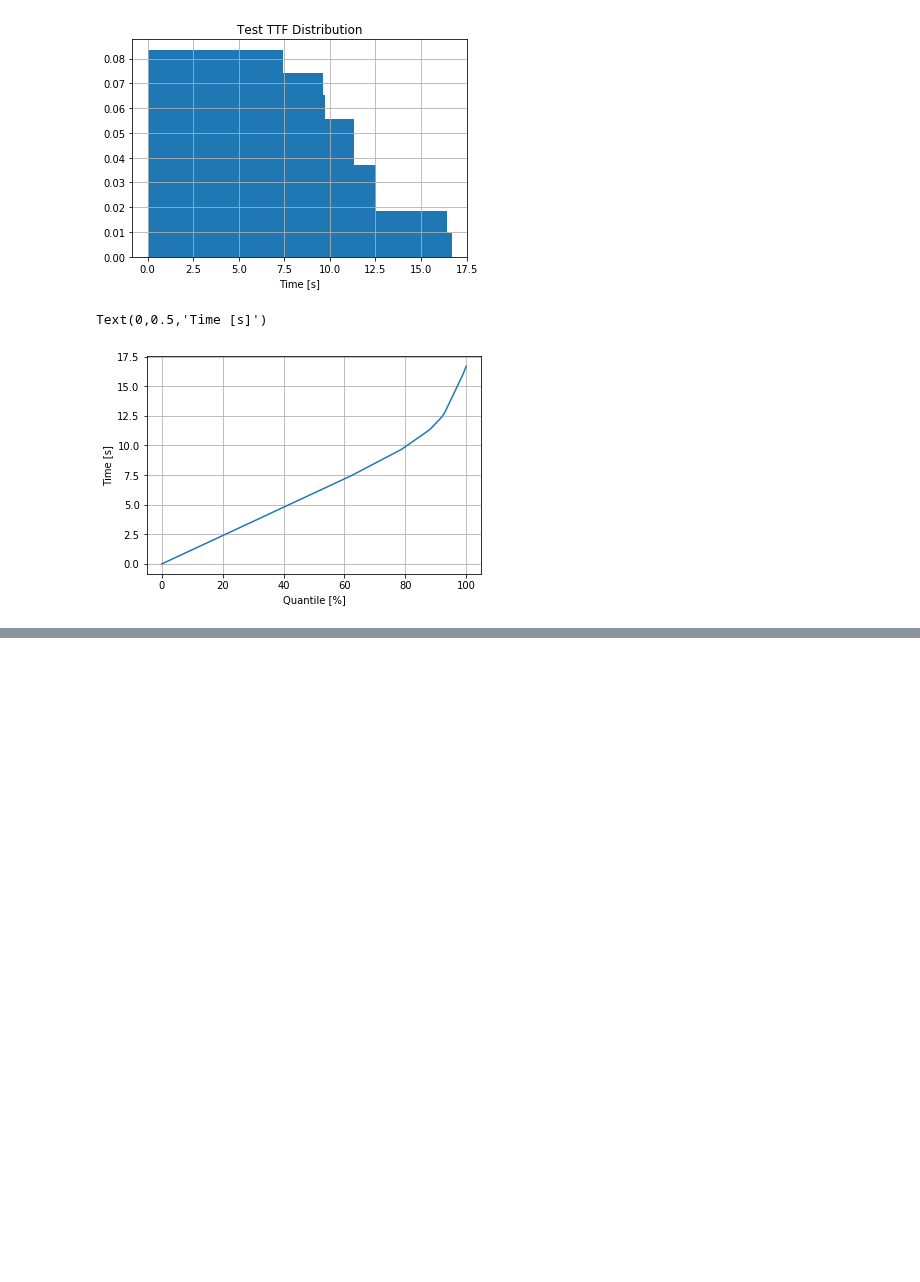
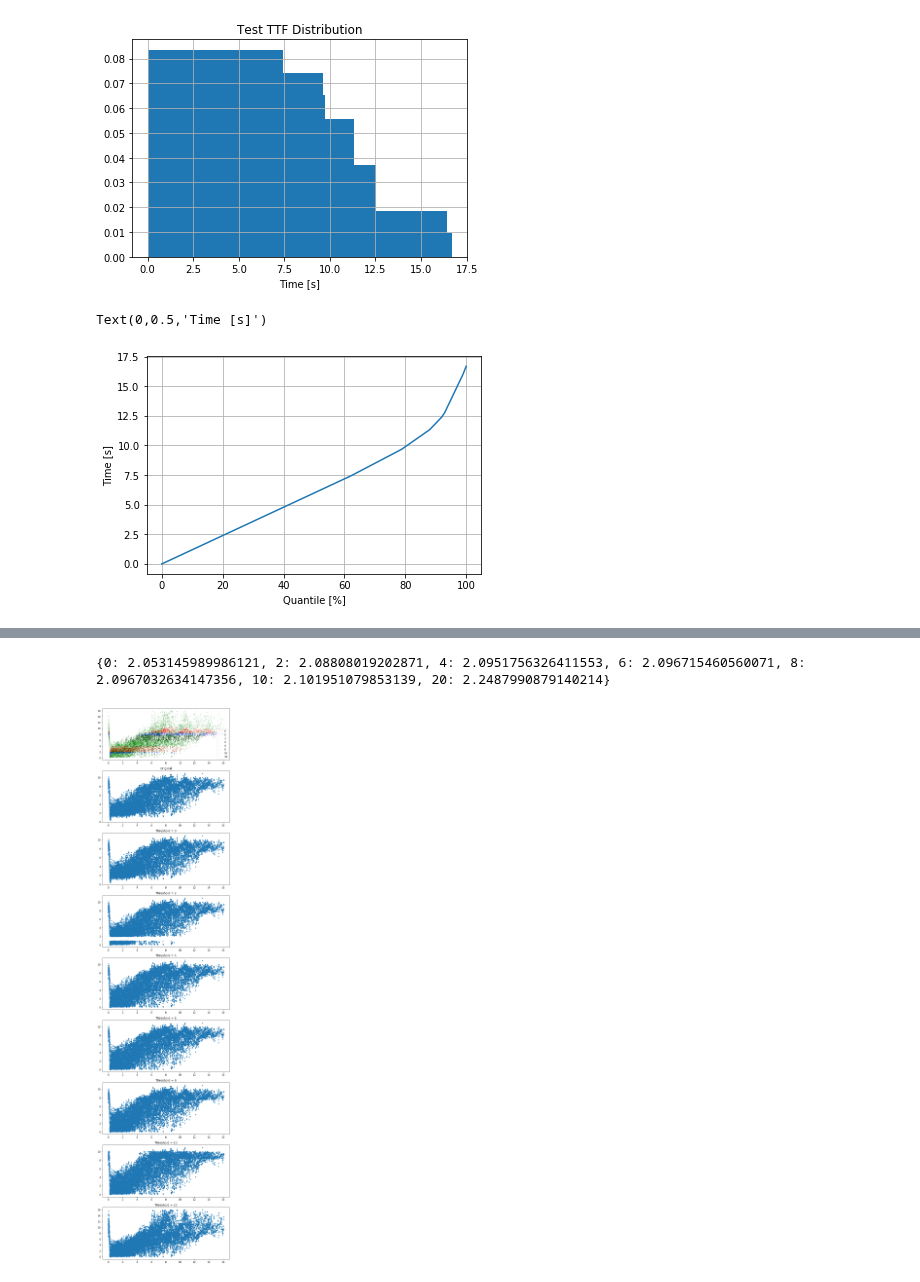
Before and after one commit to ido90/Earthquakes, a Jupyter notebook: Fitting Test Distribution.ipynb, the cells around one changed output, grey strips where cells are left out. Saved outputs shown, nothing was run; the diff lists cells and outputs as text; code cells hidden in the pictures; blank space fills up the shorter version.

Commit message:
projection failed

```diff
--- a/Fitting Test Distribution.ipynb
+++ b/Fitting Test Distribution.ipynb
@@ -125,6 +127,24 @@ class Projector:
         plt.hist([self.q2t(x) for x in np.linspace(0,1,int(n))], bins=self.lengths, density=True)
         plt.grid()
         plt.xlabel('Time [s]')
+
+    def test(self, true_preds, preds, thresholds=(6,np.inf), colors=('k','b','r','g')):
+        projs = [self.project_preds(preds,t) for t in thresholds]
+        maes = [np.mean(np.abs(preds-true_preds))] + [np.mean(np.abs(proj-true_preds)) for proj in projs]
+
+        fig,axs = plt.subplots(len(thresholds)+2, 1, figsize=(8,(1+len(thresholds))*4))
+        axs[1].scatter(true_preds,preds,marker='.')
+        axs[1].set_title('Original')
+        axs[0].plot(true_preds, preds, colors[0]+',', label='0')
+        for i in range(len(thresholds)):
+            axs[i+2].scatter(true_preds,projs[i],marker='.')
+            axs[i+2].set_title(f'Threshold = {thresholds[i]:.0f}')
+            axs[0].plot(true_preds, projs[i], colors[(i+1)%len(colors)]+',', label=f'{thresholds[i]:.0f}')
+        axs[0].legend()
+        plt.tight_layout()
+
+        print({t:mae for t,mae in zip([0]+list(thresholds),maes)})
+        maes
 # %%
 p = Projector(group='train', verbose=True)
 p.plot_hist()
@@ -193,0 +216,2 @@ pd.DataFrame({'seg_id':df.seg_id, 'time_to_failure':y_part}).to_csv(path/'sub_pa
+# %%
+p = Projector(group='train', verbose=True)
@@ -193,0 +242,5 @@ pd.DataFrame({'seg_id':df.seg_id, 'time_to_failure':y_part}).to_csv(path/'sub_pa
+# %%
+p.test(preds.qt, preds.pred, (0,2,4,6,8,10,20))
+# %% [output]
+{0: 2.053145989986121, 2: 2.08808019202871, 4: 2.0951756326411553, 6: 2.096715460560071, 8: 2.0967032634147356, 10: 2.101951079853139, 20: 2.2487990879140214}
+[figure, added]
```
Also changed, not shown: parts of 5 cells of this notebook.
